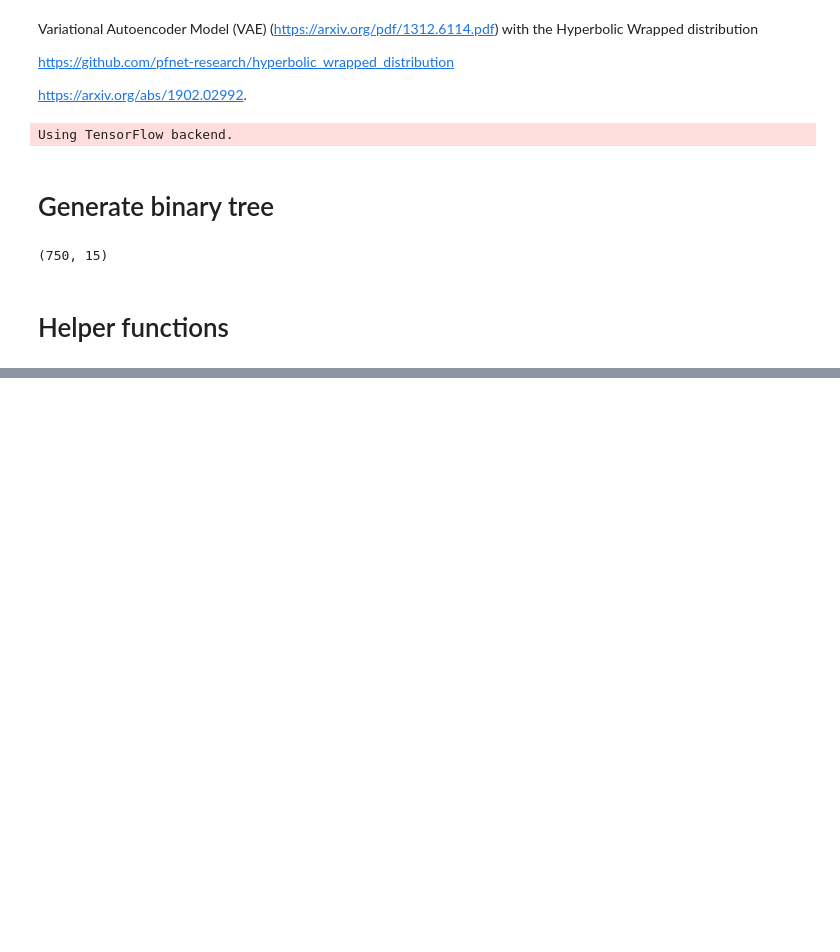
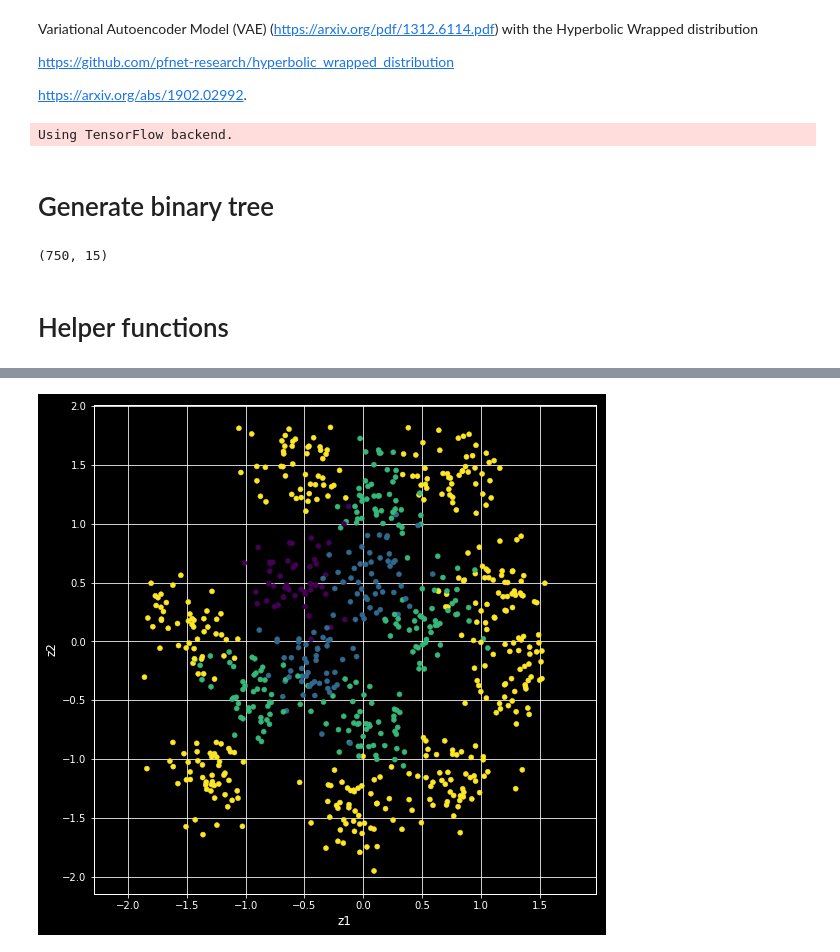
Before and after one commit to dauparas/tensorflow_examples, a Jupyter notebook: VAE_Hyperbolic.ipynb, the cells around one changed output, grey strips where cells are left out. Saved outputs shown, nothing was run; the diff lists cells and outputs as text; code cells hidden in the pictures; blank space fills up the shorter version.

```diff
--- a/VAE_Hyperbolic.ipynb
+++ b/VAE_Hyperbolic.ipynb
@@ -314,0 +417,11 @@ plt.savefig('latent_space_shifted_sampled.png')
+# %%
+plt.style.use(['dark_background'])
+plt.figure(figsize=(9,9))
+plt.scatter(latent_sampled_[:,0], latent_sampled_[:,1], c=y_levels, s=25.0, cmap='viridis');
+#plt.scatter(mu_[:,0], mu_[:,1], c=y_levels, s=100.0, cmap='viridis');
+plt.axis('equal');
+plt.xlabel('z1')
+plt.ylabel('z2')
+plt.savefig('latent_euclidean.png')
+# %% [output]
+[figure, added]
```
Also changed, not shown: parts of 9 cells of this notebook.
